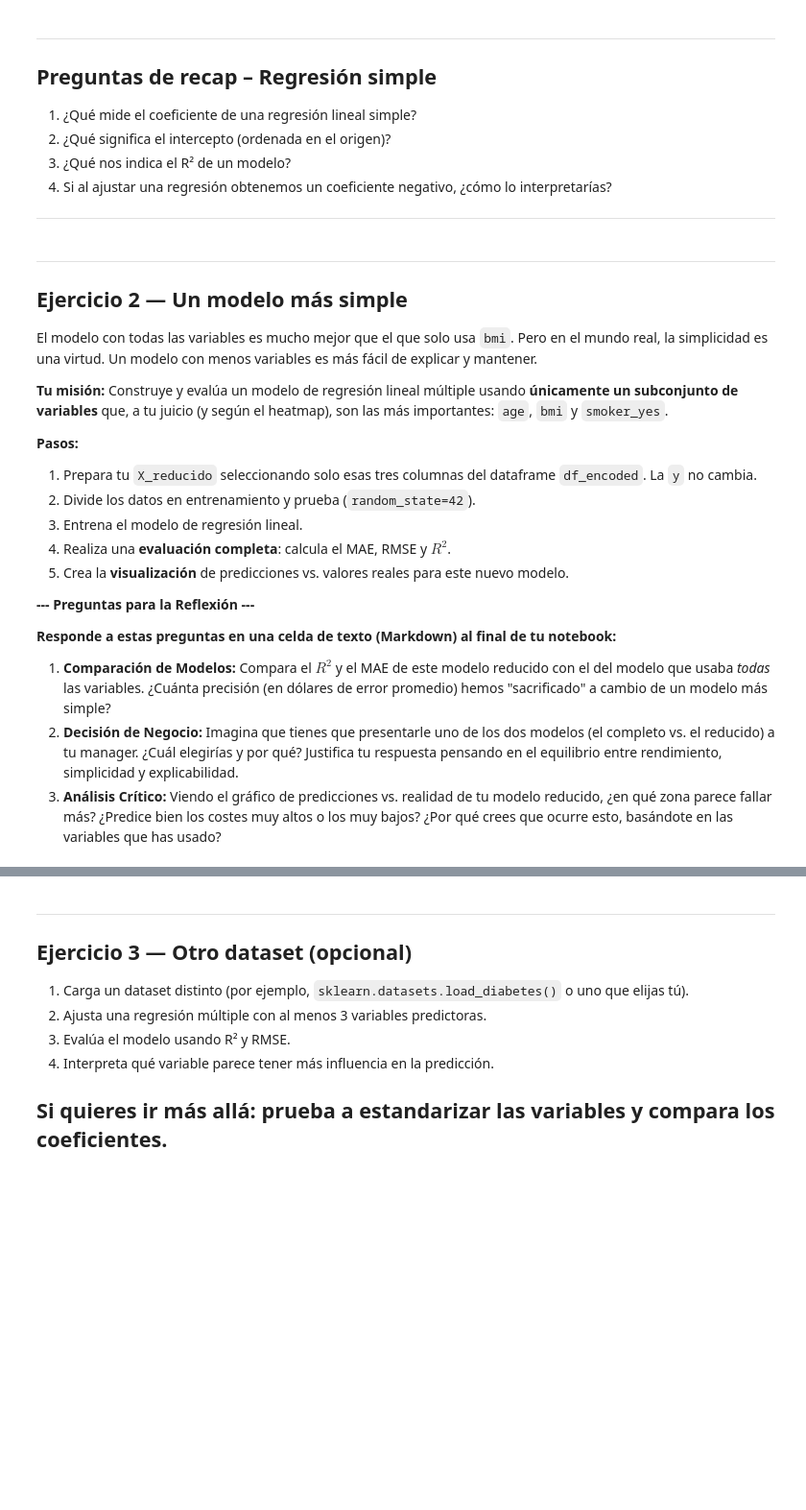
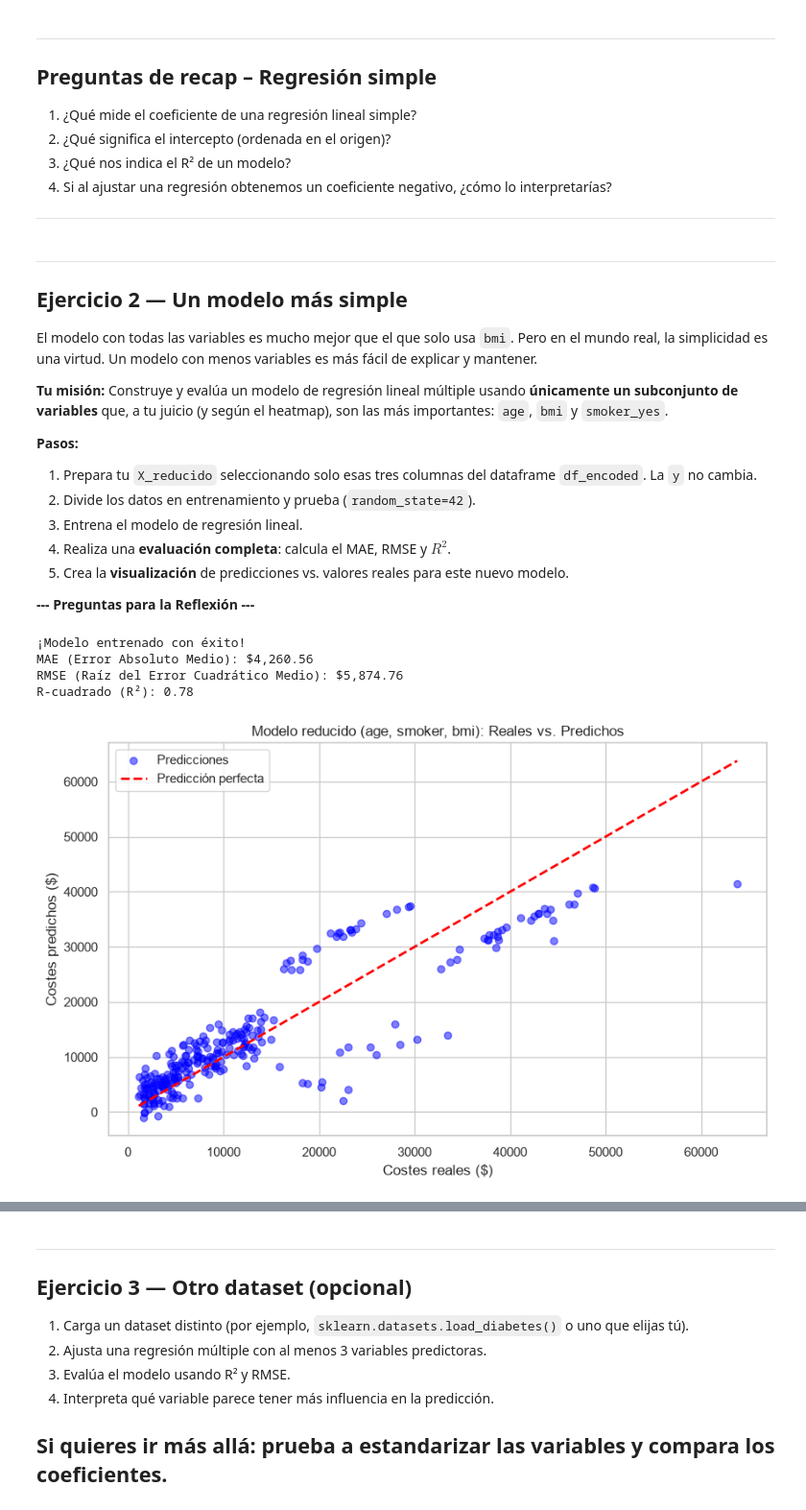
Before and after one commit to alejandrogghh05-web/Data-Science-Prj, a Jupyter notebook: Act3/Alejandro/Ejercicios.ipynb, the cells around one changed output, grey strips where cells are left out. Shown at 96% size. Cells and saved outputs as stored; diff of their text form; code cells hidden in the pictures; blank space fills up the shorter version.

```diff
--- a/Act3/Alejandro/Ejercicios.ipynb
+++ b/Act3/Alejandro/Ejercicios.ipynb
@@ -384,16 +384,50 @@ Construye y evalúa un modelo de regresión lineal múltiple usando **únicament
 5.  Crea la **visualización** de predicciones vs. valores reales para este nuevo modelo.
 
 **--- Preguntas para la Reflexión ---**
-
-**Responde a estas preguntas en una celda de texto (Markdown) al final de tu notebook:**
-
-1.  **Comparación de Modelos:** Compara el $R^2$ y el MAE de este modelo reducido con el del modelo que usaba *todas* las variables. ¿Cuánta precisión (en dólares de error promedio) hemos "sacrificado" a cambio de un modelo más simple?
-2.  **Decisión de Negocio:** Imagina que tienes que presentarle uno de los dos modelos (el completo vs. el reducido) a tu manager. ¿Cuál elegirías y por qué? Justifica tu respuesta pensando en el equilibrio entre rendimiento, simplicidad y explicabilidad.
-3.  **Análisis Crítico:** Viendo el gráfico de predicciones vs. realidad de tu modelo reducido, ¿en qué zona parece fallar más? ¿Predice bien los costes muy altos o los muy bajos? ¿Por qué crees que ocurre esto, basándote en las variables que has usado?
 # %%
 # TODO: completa esta celda
 # Las tres columnas ya existen en df_encoded: no hay que volver a codificar nada.
 # Manten el mismo random_state y test_size que el modelo completo, o la comparacion de metricas no sera justa.
+x_reducido = df_encoded[['age', 'smoker_yes', 'bmi']]
+y_simple = df_encoded['charges']
+
+# 2. Divide los datos (mismo test_size y random_state que el modelo completo)
+X_train, X_test, y_train, y_test = train_test_split(x_reducido, y_simple, test_size=0.2, random_state=42)
+
+# 3. Crea y entrena el modelo reducido
+modelReducido = LinearRegression()
+modelReducido.fit(X_train, y_train)
+print("¡Modelo entrenado con éxito!")
+
+# 4. Predicciones y evaluación completa
+y_pred = modelReducido.predict(X_test)   # <-- faltaba esta línea
+
+mae = mean_absolute_error(y_test, y_pred)
+mse = mean_squared_error(y_test, y_pred)
+rmse = np.sqrt(mse)
+r2 = r2_score(y_test, y_pred)
+
+print(f"MAE (Error Absoluto Medio): ${mae:,.2f}")
+print(f"RMSE (Raíz del Error Cuadrático Medio): ${rmse:,.2f}")
+print(f"R-cuadrado (R²): {r2:.2f}")
+
+# 5. Visualización: predicciones vs. valores reales
+plt.figure(figsize=(10, 6))
+plt.scatter(y_test, y_pred, color='blue', alpha=0.5, label='Predicciones')
+plt.plot([y_test.min(), y_test.max()], [y_test.min(), y_test.max()],
+         color='red', linewidth=2, linestyle='--', label='Predicción perfecta')
+
+plt.title('Modelo reducido (age, smoker, bmi): Reales vs. Predichos')
+plt.xlabel('Costes reales ($)')
+plt.ylabel('Costes predichos ($)')
+plt.legend()
+plt.show()
+# %% [output]
+¡Modelo entrenado con éxito!
+MAE (Error Absoluto Medio): $4,260.56
+RMSE (Raíz del Error Cuadrático Medio): $5,874.76
+R-cuadrado (R²): 0.78
+[figure, added]
 # %% [markdown]
 ### Mis Reflexiones
 
```
Also changed, not shown: parts of 4 cells of this notebook.
